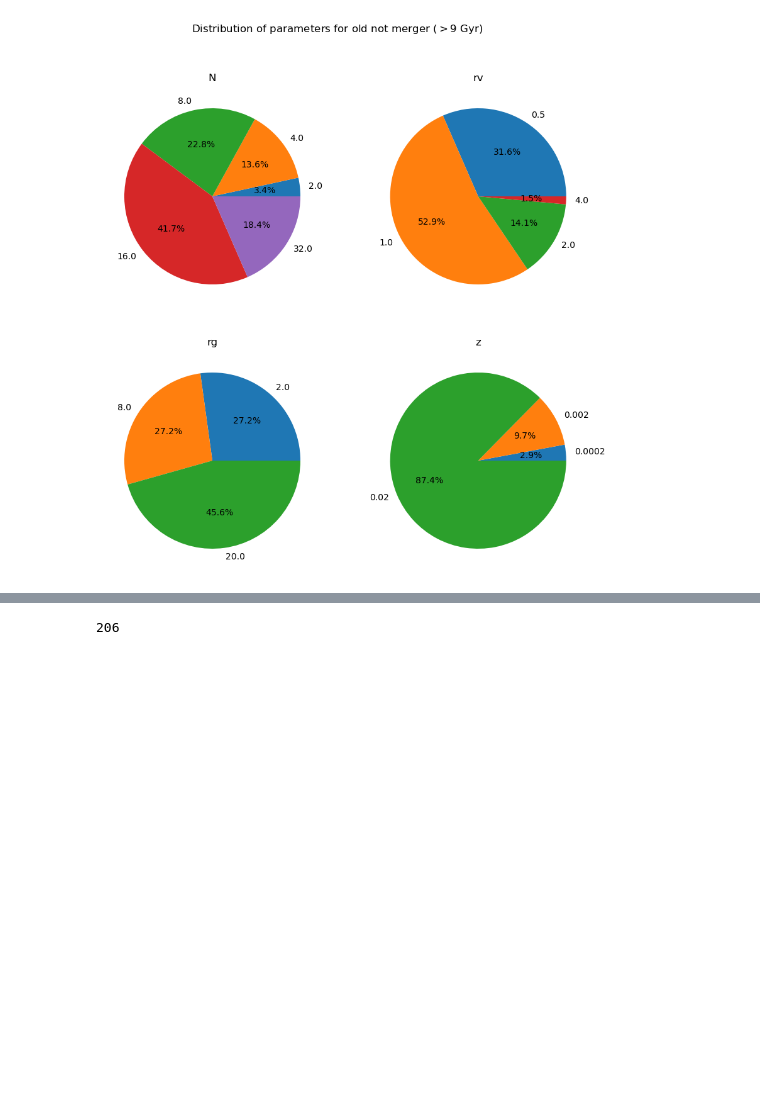
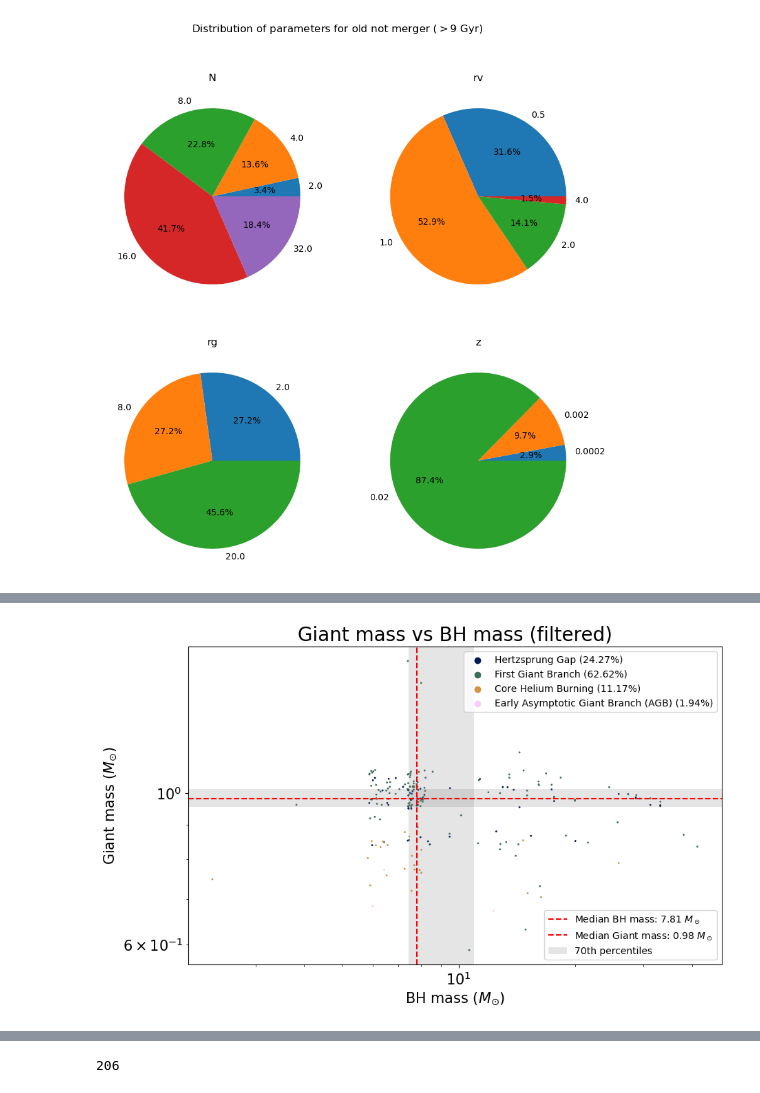
Before and after one commit to Stufffffs/CASSI_2024_code, a Jupyter notebook: collisions_processing.ipynb, the cells around one changed output, grey strips where cells are left out. Cells and saved outputs as stored; diff of their text form; code cells hidden in the pictures; blank space fills up the shorter version.

```diff
--- a/collisions_processing.ipynb
+++ b/collisions_processing.ipynb
@@ -1424,3 +1434,95 @@ median_legend = ax.legend(handles=[median_BH_line, median_Giant_line, percentile
+# %%
+
+# Load the CSV file into a numpy array
+data = np.loadtxt(output_file_nocollision, delimiter=',', dtype=str, skiprows=1)
+
+# Check age
+check_old = np.array(data[:, 4], dtype=float) > 9e3
+data_old = data[check_old]
+
+mass_BH = data_old[::, 9].astype(float)
+
+mass_Giant = data_old[::, 11].astype(float)
+type_Giant = data_old[::, 19].astype(float)
+times_GiantBH = data_old[::, 4].astype(float)
+
+
+colors = cm.batlow(np.linspace(0, 1, len(set(type_Giant))))
+
+# Get unique numbers from the list
+unique_numbers = list(set(type_Giant))
+unique_numbers.sort()
+
+# Create a mapping of unique numbers to colors
+N_to_color = {num: colors[i % len(colors)] for i, num in enumerate(unique_numbers)}
+colors_N = [N_to_color[N] for N in type_Giant]
+
+# Get percentages for each type
+fractions = [100 * list(type_Giant).count(N) / len(type_Giant) for N in unique_numbers]
+
+fig, ax = plt.subplots(figsize=(10, 6))
+
+scatter = ax.scatter(mass_BH, mass_Giant, s=1, color=colors_N)
+
+median_BH = np.median(mass_BH)
+median_Giant = np.median(mass_Giant)
+median_BH_line = ax.axvline(median_BH, color='red', linestyle='--', label=rf'Median BH mass: {median_BH:.2f} $M_\odot$')
+median_Giant_line = ax.axhline(median_Giant, color='red', linestyle='--', label=rf'Median Giant mass: {median_Giant:.2f} $M_\odot$')
+
+mass_Giant_30 = np.percentile(mass_Giant, 30)
+mass_Giant_70 = np.percentile(mass_Giant, 70)
+mass_BH_30 = np.percentile(mass_BH, 30)
+mass_BH_70 = np.percentile(mass_BH, 70)
+
+percentiles = ax.axhspan(mass_Giant_30, mass_Giant_70, color='gray', alpha=0.2, lw=0, label="70th percentiles")
+ax.axvspan(mass_BH_30, mass_BH_70, color='gray', alpha=0.2, lw=0)
+
+ax.set_xlabel(r'BH mass ($M_{\odot}$)', fontsize=15)
+ax.set_ylabel(r'Giant mass ($M_{\odot}$)', fontsize=15)
+ax.set_title('Giant mass vs BH mass (filtered)', fontsize=20)
+ax.set_xscale('log')
+ax.set_yscale('log')
+
+# Define the dictionary for the mapping
+stage_mapping = {
+    0: "Main Sequence (MS), $< 0.7 M_\odot$",
+    1: "MS, $> 0.7 M_\odot$",
+    2: "Hertzsprung Gap",
+    3: "First Giant Branch",
+    4: "Core Helium Burning",
+    5: "Early Asymptotic Giant Branch (AGB)",
+    6: "Thermally Pulsing AGB",
+    7: "Naked Helium Star MS",
+    8: "Naked Helium Star Hertzsprung Gap",
+    9: "Naked Helium Star Giant Branch",
+    10: "Helium White Dwarf",
+    11: "Carbon/Oxygen White Dwarf",
+    12: "Oxygen/Neon White Dwarf",
+    13: "Neutron Star",
+    14: "Black Hole",
+    15: "Massless Remnant"
+}
+
+# Replace integers with corresponding text
+giant_name_types = [stage_mapping[num] for num in unique_numbers]
+
+# Create a legend
+legend_labels = {stage_mapping[N]: f'{stage_mapping[N]} ({frac:.2f}%)' for N, frac in zip(unique_numbers, fractions)}
+legend_handles = []
+for N in unique_numbers:
+    label = legend_labels[stage_mapping[N]]
+    color = N_to_color[N]
+    legend_handles.append(ax.scatter([], [], c=color, label=label))
+first_legend = ax.legend(handles=legend_handles, loc='best')
+ax.add_artist(first_legend)  # Add the first legend as an artist to the axes
+
+# Create the second legend for the median lines
+median_legend = ax.legend(handles=[median_BH_line, median_Giant_line, percentiles], loc='lower right')
+ax.tick_params(axis='both', which='both', labelsize=15)
+
+plt.savefig('picture3.png', dpi=500)
+# %% [output]
+[figure, added]
 # %%
 median_giant_ids = []
 median_giant_tcolls = []
```
Also changed, not shown: parts of 9 cells of this notebook, 19 other files.
